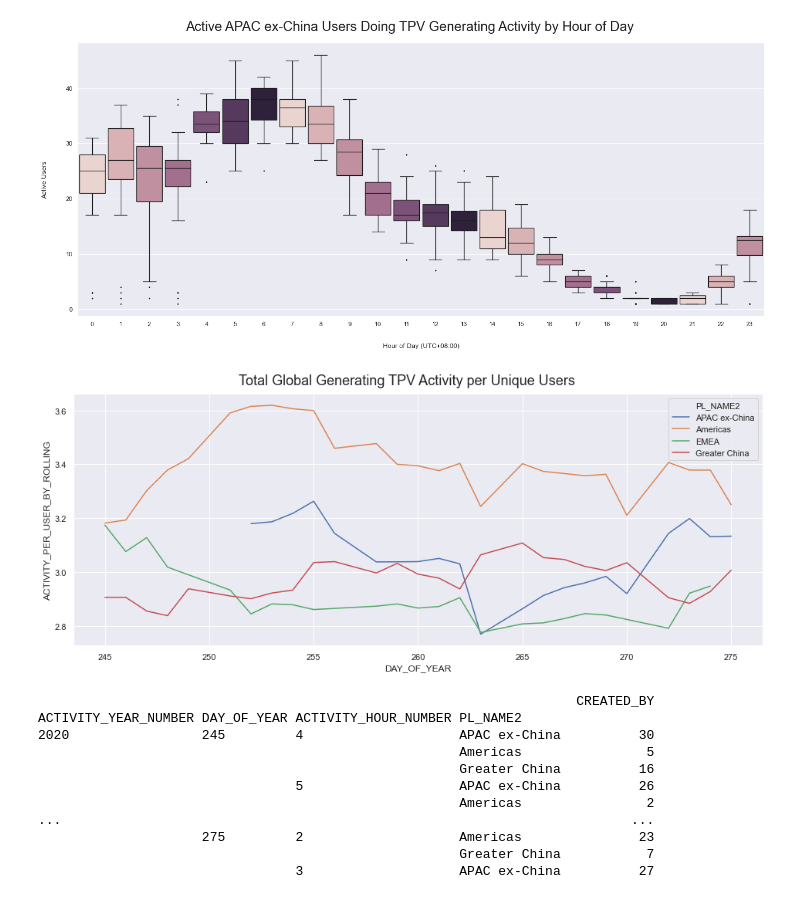
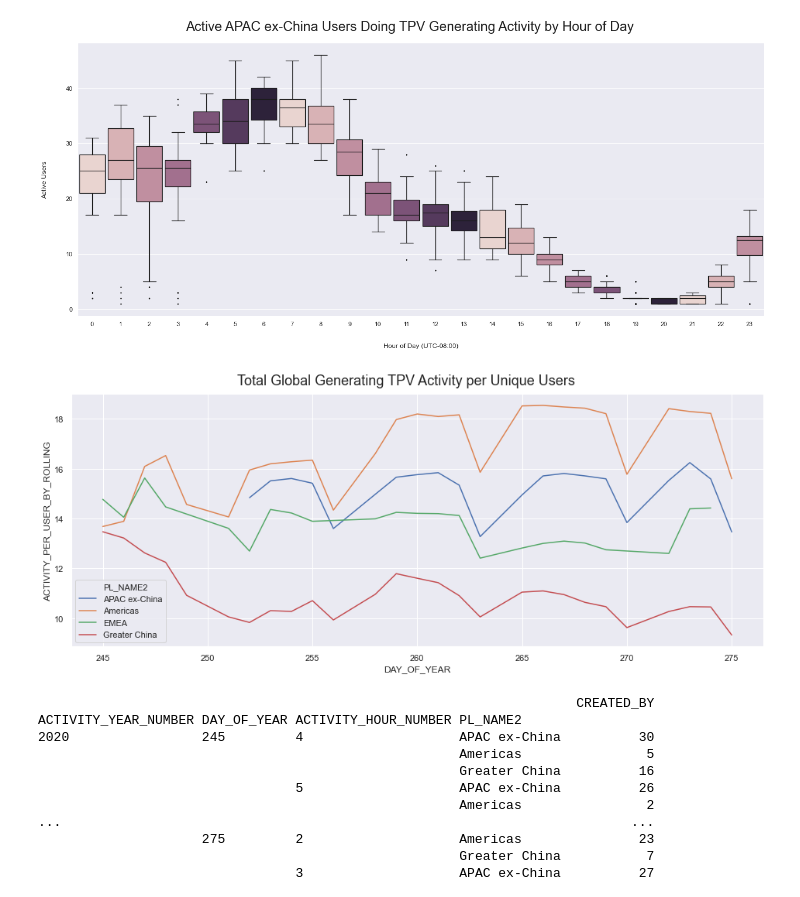
Before and after one commit to CocoZHG611/GC-Data-and-Analytics, a Jupyter notebook: User Activity Hourly.ipynb, the cells around one changed output. Saved outputs shown, nothing was run; the diff lists cells and outputs as text; code cells hidden in the pictures.

```diff
--- a/User Activity Hourly.ipynb
+++ b/User Activity Hourly.ipynb
@@ -397,13 +396,32 @@ render_hourly_box(df_population, "CREATED_BY", "Active APAC ex-China Users Doing
 # %% [output]
 [figure]
 # %%
+df_population = df
+# date filters
+df_population= df_population.loc[df_population.ACTIVITY_YEAR_NUMBER >= 2020]
+
+
+# activity filters
+df_population = df_population.loc[df_population.PROJECT_ACTIVITY_STATUS.isin(['Accepted', 'Invited', 'Highlights Added', 'Given to Client', 'Accept Started', 'Scheduled'])]
+df_working = df.loc[~df_population.CREATED_BY.isin([0, 9999])]
+df_working = df_working.loc[df_population.ACTIVITY_IS_WORK_DAY == 1]
+
+df_grouped = df_working.groupby(['ACTIVITY_YEAR_NUMBER', 'PL_NAME2','DAY_OF_YEAR'])
+df_working = pd.DataFrame(df_grouped['CREATED_BY'].nunique().to_frame())
+df_working['ACTIVITY_COUNT'] = df_grouped['PROJECT_ACTIVITY_STATUS'].count().to_frame()
+
+df_working = pd.DataFrame(df_working.to_records())
+df_working['ACTIVITY_PER_USER'] = df_working['ACTIVITY_COUNT'] / df_working['CREATED_BY']
+df_working['ACTIVITY_PER_USER_BY_ROLLING'] = df_working['ACTIVITY_PER_USER'].rolling(7).mean()
+df_working.tail()
+
 sns.set(style="darkgrid")
 
 f, ax = plt.subplots(figsize=(16, 6))
 f.suptitle('Total Global Generating TPV Activity per Unique Users', fontsize="18", y=0.94)
 ax = sns.lineplot(x="DAY_OF_YEAR", y="ACTIVITY_PER_USER_BY_ROLLING", hue="PL_NAME2",data=df_working,ci=None)
 # %% [output]
-[figure, old version]
+[figure, new version]
 # %%
 df_population = df
 # date filters
```
Also changed, not shown: parts of 7 cells of this notebook.
